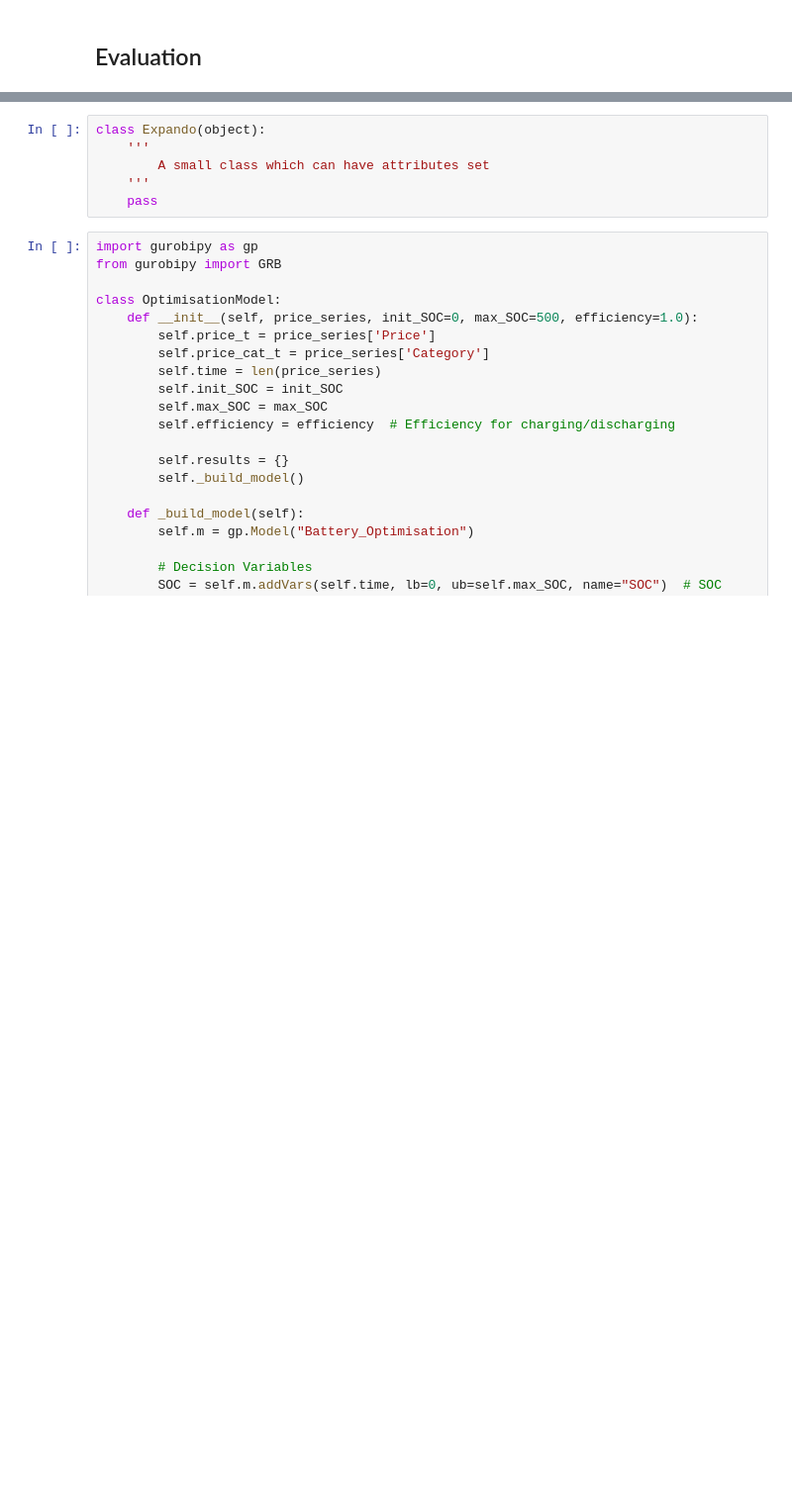
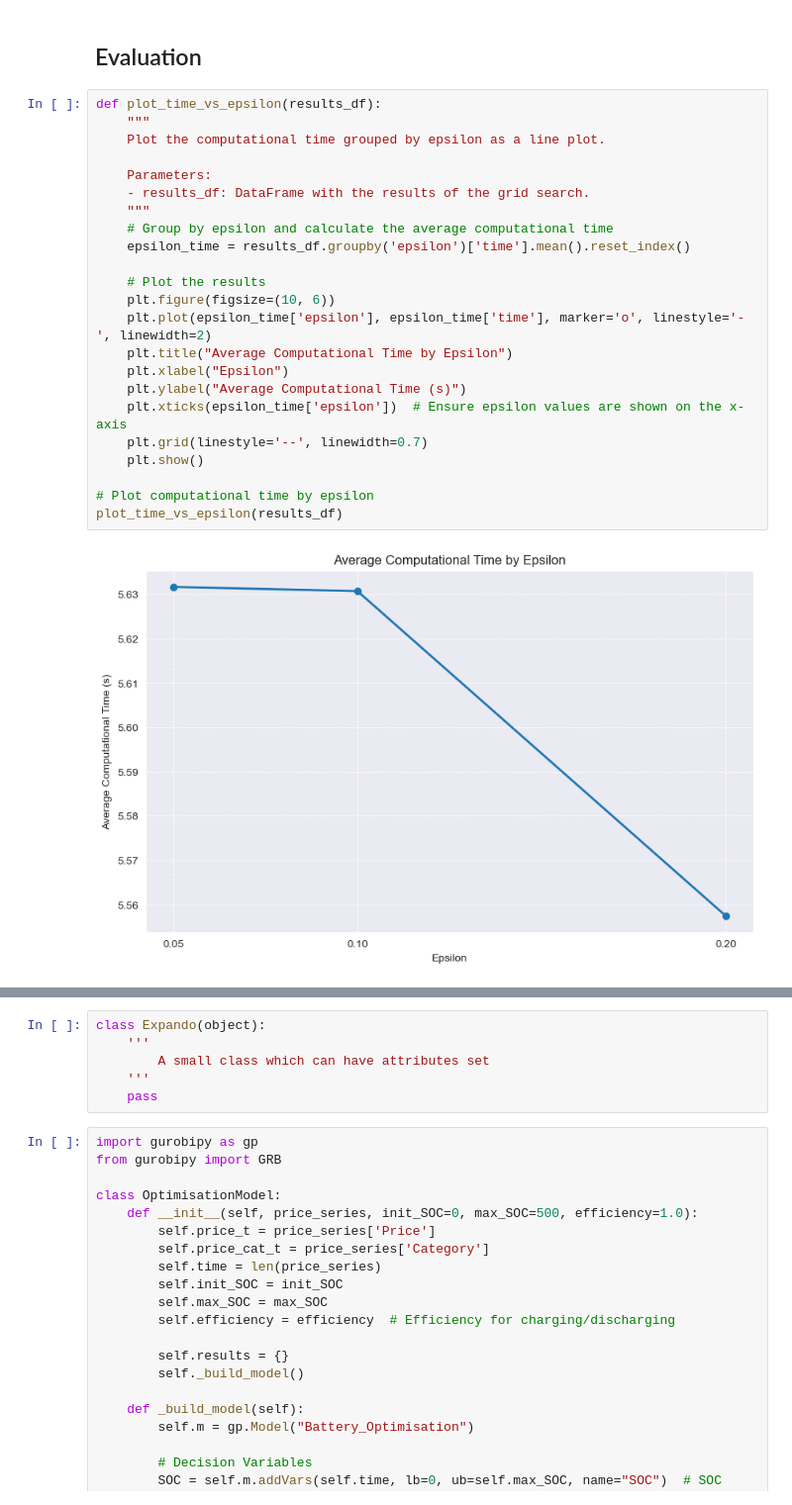
Before and after one commit to Max-f123/Machine_Learning_in_Energy_Systems, a Jupyter notebook: Assignment 03/Assignment_03.ipynb, the cells around one changed output, grey strips where cells are left out. Shown at 99% size. Cells and saved outputs as stored; diff of their text form; blank space fills up the shorter version.

```diff
--- a/Assignment 03/Assignment_03.ipynb
+++ b/Assignment 03/Assignment_03.ipynb
@@ -971,5 +1354,30 @@ NameError: name 'data' is not defined
 # %% [markdown]
 ## Evaluation
+# %%
+def plot_time_vs_epsilon(results_df):
+    """
+    Plot the computational time grouped by epsilon as a line plot.
+
+    Parameters:
+    - results_df: DataFrame with the results of the grid search.
+    """
+    # Group by epsilon and calculate the average computational time
+    epsilon_time = results_df.groupby('epsilon')['time'].mean().reset_index()
+
+    # Plot the results
+    plt.figure(figsize=(10, 6))
+    plt.plot(epsilon_time['epsilon'], epsilon_time['time'], marker='o', linestyle='-', linewidth=2)
+    plt.title("Average Computational Time by Epsilon")
+    plt.xlabel("Epsilon")
+    plt.ylabel("Average Computational Time (s)")
+    plt.xticks(epsilon_time['epsilon'])  # Ensure epsilon values are shown on the x-axis
+    plt.grid(linestyle='--', linewidth=0.7)
+    plt.show()
+
+# Plot computational time by epsilon
+plot_time_vs_epsilon(results_df)
+# %% [output]
+[figure, added]
 # %%
 # SOC levels and actions
 soc_levels = [0, 100, 200, 300, 400, 500]
```
Also changed, not shown: parts of 26 cells of this notebook, 3 other files.
